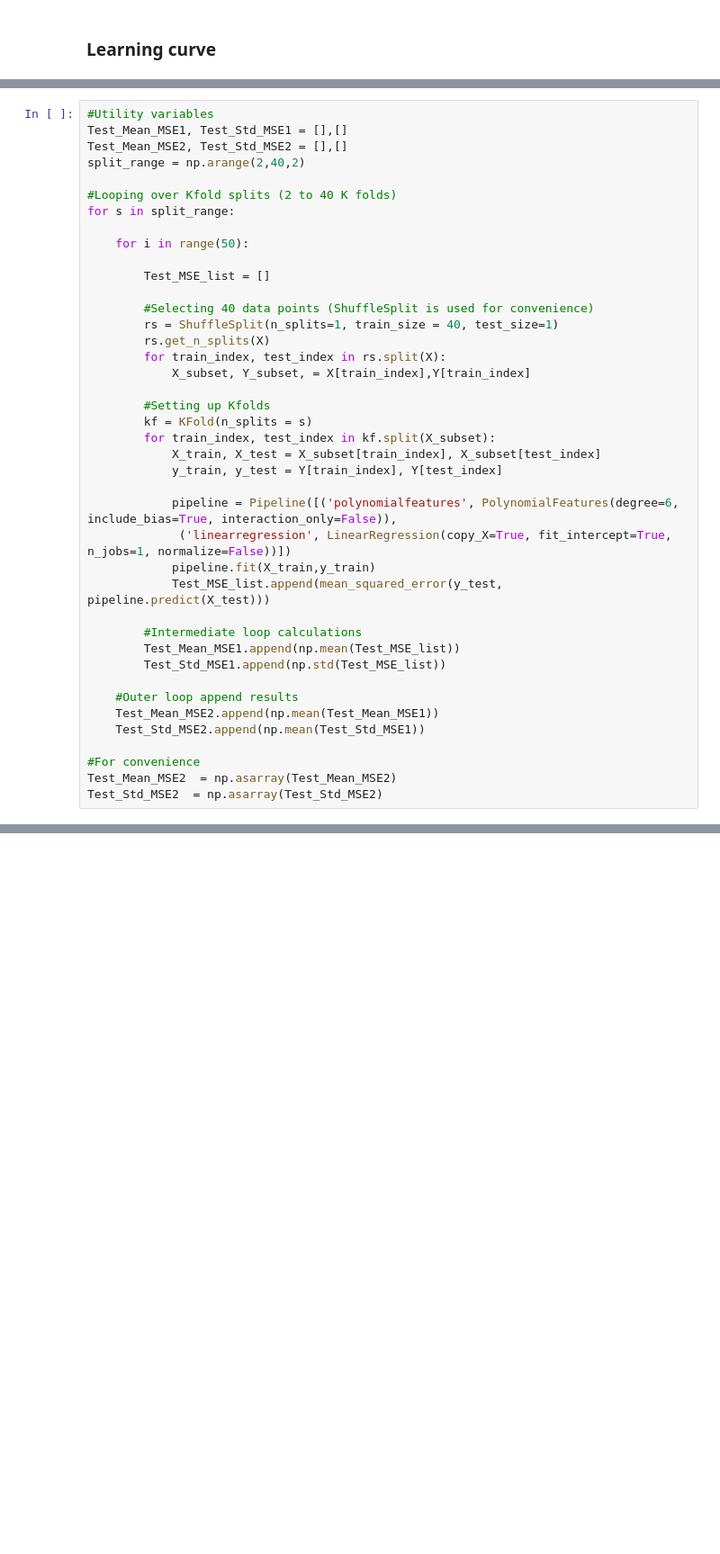
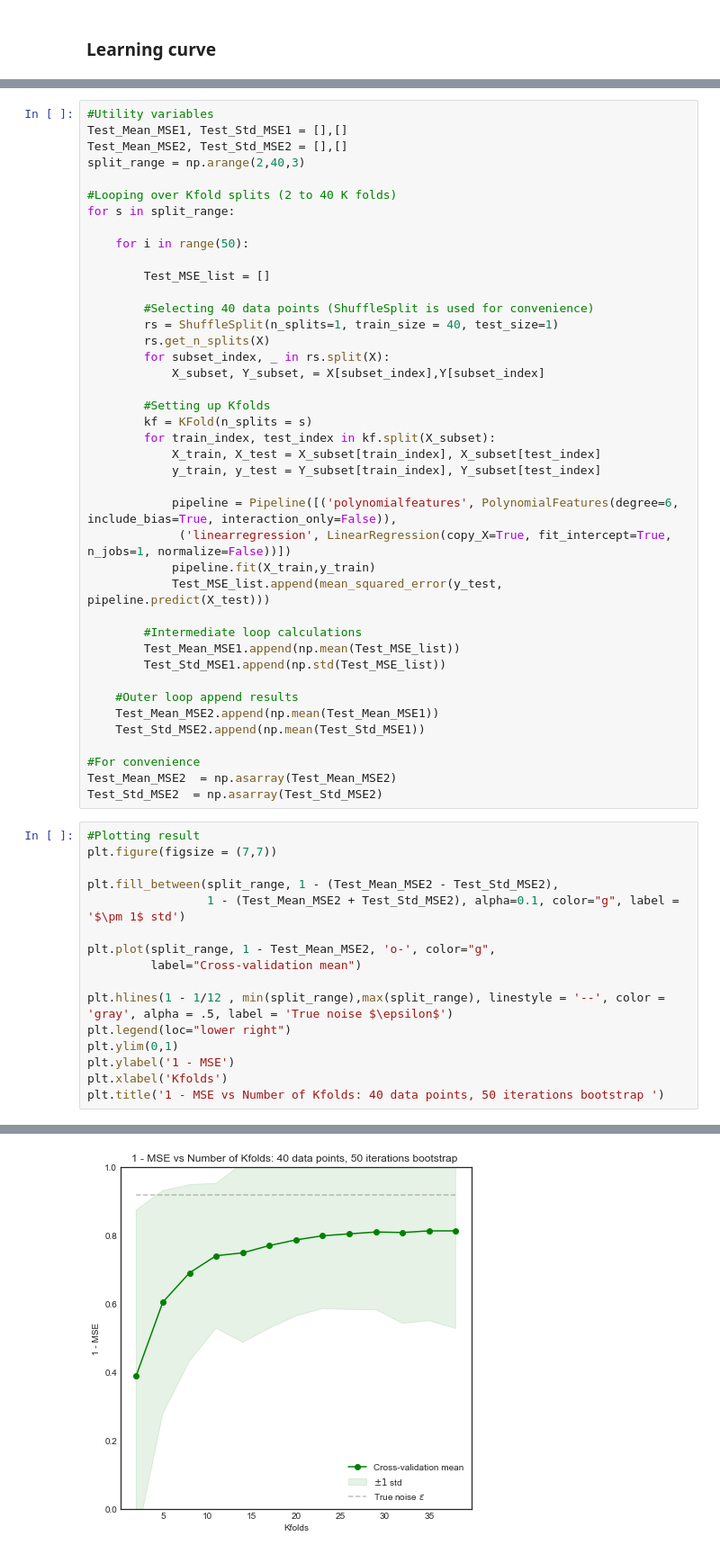
Before and after one commit to xavierbourretsicotte/Data-Portfolio, a Jupyter notebook: Cross_Validation.ipynb, the cells around one changed output, grey strips where cells are left out. Shown at 90% size. Drawn from its saved outputs; the diff is of its cells as text; blank space fills up the shorter version.

```diff
--- a/Cross_Validation.ipynb
+++ b/Cross_Validation.ipynb
@@ -227,7 +240,7 @@ Text(0.5,1,'1 - Error (MSE) vs Training size ')
 #Utility variables
 Test_Mean_MSE1, Test_Std_MSE1 = [],[]
 Test_Mean_MSE2, Test_Std_MSE2 = [],[]
-split_range = np.arange(2,40,2)
+split_range = np.arange(2,40,3)
 
 #Looping over Kfold splits (2 to 40 K folds)
 for s in split_range:
@@ -239,14 +252,14 @@ for s in split_range:
         #Selecting 40 data points (ShuffleSplit is used for convenience)
         rs = ShuffleSplit(n_splits=1, train_size = 40, test_size=1)
         rs.get_n_splits(X)
-        for train_index, test_index in rs.split(X):
-            X_subset, Y_subset, = X[train_index],Y[train_index]
+        for subset_index, _ in rs.split(X):
+            X_subset, Y_subset, = X[subset_index],Y[subset_index]
 
         #Setting up Kfolds
         kf = KFold(n_splits = s)
         for train_index, test_index in kf.split(X_subset):
             X_train, X_test = X_subset[train_index], X_subset[test_index]
-            y_train, y_test = Y[train_index], Y[test_index]
+            y_train, y_test = Y_subset[train_index], Y_subset[test_index]
 
             pipeline = Pipeline([('polynomialfeatures', PolynomialFeatures(degree=6, include_bias=True, interaction_only=False)),
              ('linearregression', LinearRegression(copy_X=True, fit_intercept=True, n_jobs=1, normalize=False))])
@@ -264,3 +277,20 @@ for s in split_range:
 #For convenience
 Test_Mean_MSE2  = np.asarray(Test_Mean_MSE2)
 Test_Std_MSE2  = np.asarray(Test_Std_MSE2)
+# %%
+#Plotting result
+plt.figure(figsize = (7,7))
+
+plt.fill_between(split_range, 1 - (Test_Mean_MSE2 - Test_Std_MSE2),
+                 1 - (Test_Mean_MSE2 + Test_Std_MSE2), alpha=0.1, color="g", label = '$\pm 1$ std')
+
+plt.plot(split_range, 1 - Test_Mean_MSE2, 'o-', color="g",
+         label="Cross-validation mean")
+
+plt.hlines(1 - 1/12 , min(split_range),max(split_range), linestyle = '--', color = 'gray', alpha = .5, label = 'True noise $\epsilon$')
+plt.legend(loc="lower right")
+plt.ylim(0,1)
+plt.ylabel('1 - MSE')
+plt.xlabel('Kfolds')
+plt.title('1 - MSE vs Number of Kfolds: 40 data points, 50 iterations bootstrap ')
+# %% [output]
@@ -266,0 +298 @@ Test_Std_MSE2  = np.asarray(Test_Std_MSE2)
+[figure, added]
```
Also changed, not shown: parts of 18 cells of this notebook.
